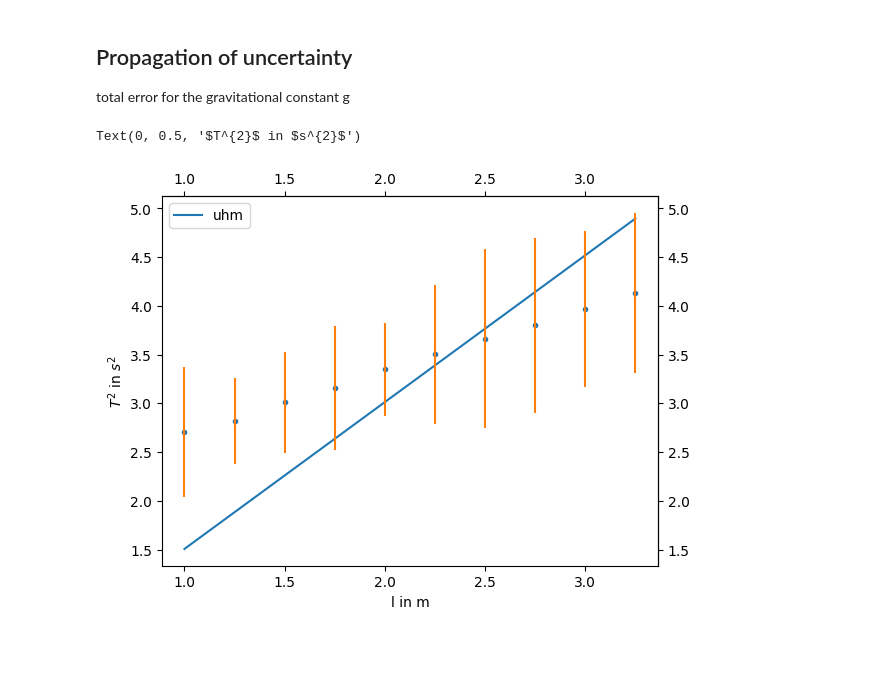
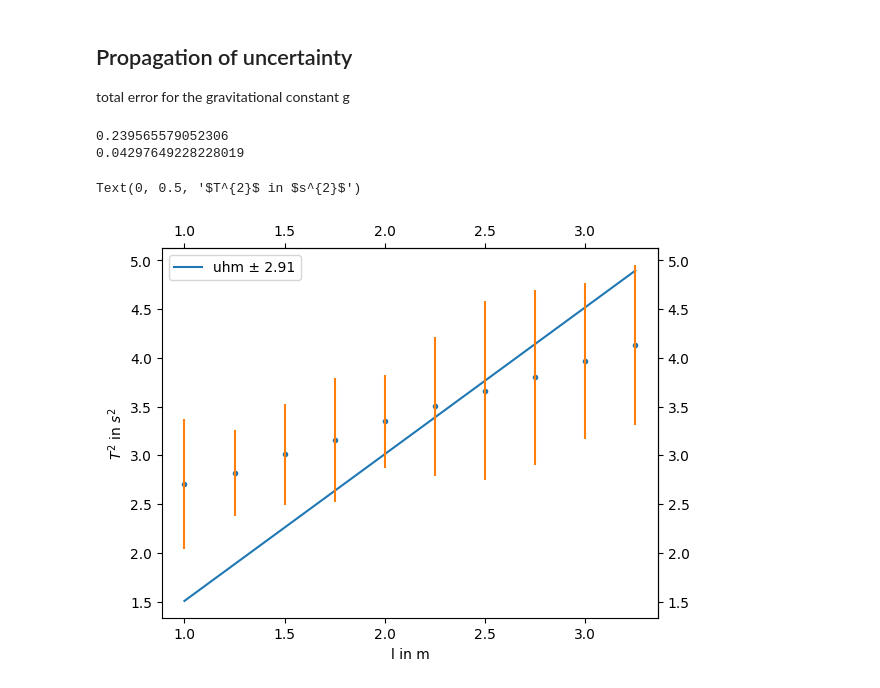
Before and after one commit to huyenanh-nguyen/MB14_Classical_mechanics, a Jupyter notebook: Pendulum/F3_Pendulum.ipynb, the cells around one changed output. Drawn from its saved outputs; the diff is of its cells as text; code cells hidden in the pictures; blank space fills up the shorter version.

Commit message:
error added

```diff
--- a/Pendulum/F3_Pendulum.ipynb
+++ b/Pendulum/F3_Pendulum.ipynb
@@ -102,3 +88,6 @@ Name: li,ges in m, dtype: object
+# %%
+length = np.array(results_df['li,ges in m'][1:])
+period = np.array(results_df['Ti(mean)'][1:])
 # %%
 # determing g
 
@@ -136,3 +123,40 @@ total error for the gravitational constant g
+# %%
+# total error of the length
+oma_l = Statistics(length)
+l_err = oma_l.total_uncertainty_value(0.01)
+print(l_err)
+
+
+
+# total error of the period
+oma_p = Statistics(period)
+p_err = oma_p.total_uncertainty_value(0.01)
+print(p_err)
+# %% [output]
+0.239565579052306
+0.04297649228228019
+# %%
+def gravitational_error(length, period, length_err, period_error):
+    """I should ask the lecturer about this function.
+    Coz which value should I use for the length and period?
+    Actually I would prefere to use pcov from curve_fit.. but maybe that is not quite the scientific way to do it.
+    Anyways.. this is the derivative of the function gravity from the Script that I got from the lecturer.
+    y = ((4 * np.pi ** 2) / g) * l
+    y = T^2
+
+    Args:
+        length (int): lenght of the pendulum
+        period (int): period of the pendulum (small angle approximation)
+        length_err (int): total error of the length
+        period_error (int): total error of the period
+
+    Returns:
+        int: error of the function gravity
+    """
+    return sqrt((((4 * (np.pi ** 2)) / period ** 2) * length_err) ** 2 + ((4 * (np.pi **2)) * ( length / (period ** 2)) * period_error) ** 2)
+
+
+g_err = gravitational_error(4,2, l_err, p_err)
 # %%
 # errorbar for Period
 
@@ -140,16 +164,16 @@ y_stdev = [results_df["Ti(mean)"][i] * 2 * results_df["∆Ti,ges (mean)"][i] for
 # %%
 fig = plt.figure()
 ax = fig.add_subplot()
 
 plt.scatter(x = l, y = y, marker = ".")
-plt.plot(l, gravity(l, popt), label = 'uhm')
+plt.plot(l, gravity(l, popt), label = 'uhm' + u" \u00B1 " + str(np.round(g_err, 2)))
 plt.errorbar(l ,y, xerr= None, yerr = y_stdev, linestyle =' ')
 
 ax.secondary_xaxis('top').tick_params(axis = 'x', direction = 'out')
 ax.secondary_yaxis('right').tick_params(axis = 'y', direction = 'out')
 plt.legend(loc = 'upper left')
 plt.xlabel("l in m")
 plt.ylabel("$T^{2}$ in $s^{2}$")
 # %% [output]
 Text(0, 0.5, '$T^{2}$ in $s^{2}$')
-[figure, old version]
+[figure, new version]
```
Also changed, not shown: parts of 3 cells of this notebook.
